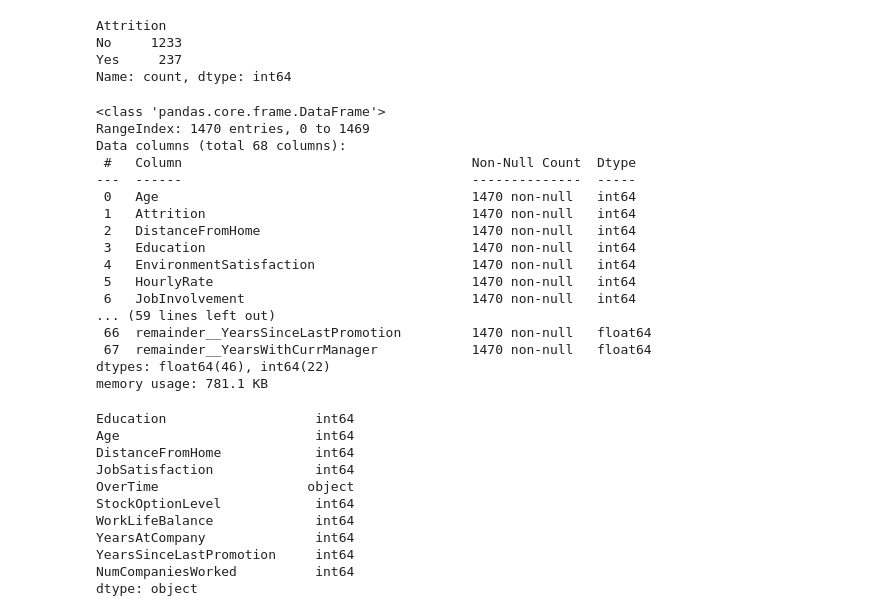
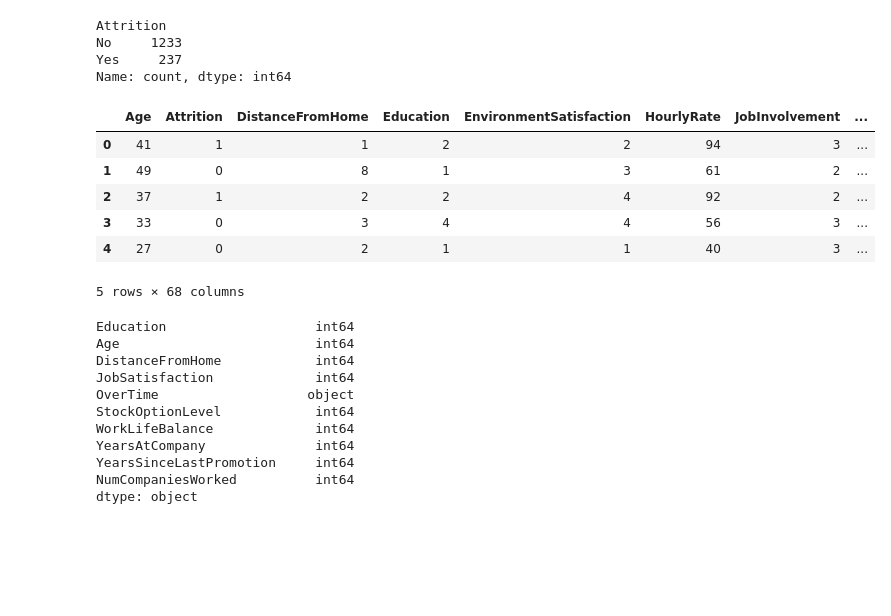
Before and after one commit to lcanjar/neural-network-challenge-2, a Jupyter notebook: attrition.ipynb, the cells around one changed output. Saved outputs shown, nothing was run; the diff lists cells and outputs as text; code cells hidden in the pictures; blank space fills up the shorter version.

```diff
--- a/attrition.ipynb
+++ b/attrition.ipynb
@@ -126,51 +126,41 @@ columns_to_encode = ["BusinessTravel", "Department", "EducationField", "JobRole"
 # Create a ColumnTransformer
 column_transformer = ColumnTransformer(
     transformers=[
         ('onehot', OneHotEncoder(), columns_to_encode)
     ],
     remainder='passthrough'  # Keep the other columns unchanged
 )
 
 # Fit and transform the data
 df_encoded = column_transformer.fit_transform(attrition_df)
 
 # Convert the result back to a DataFrame (optional)
 df_encoded = pd.DataFrame(df_encoded, columns=column_transformer.get_feature_names_out())
 
 # Create an instance of LabelEncoder
 label_encoder = LabelEncoder()
 
 # Encode the specified columns
 attrition_df['Attrition'] = label_encoder.fit_transform(attrition_df['Attrition'])
 attrition_df['OverTime'] = label_encoder.fit_transform(attrition_df['OverTime'])
 attrition_df['PerformanceRating'] = label_encoder.fit_transform(attrition_df['PerformanceRating'])
 
 # Combine the original dataframe and the encoded dataframe
 final_attrition_df = pd.concat([attrition_df, df_encoded], axis=1)
 
 # Drop the original columns that were encoded by OneHotEncoder
 final_attrition_df = final_attrition_df.drop(columns=columns_to_encode)
 
 # Show columns for final dataframe
-final_attrition_df.info()
+final_attrition_df.head()
 # %% [output]
+|  | Age | Attrition | DistanceFromHome | Education | EnvironmentSatisfaction | HourlyRate | JobInvolvement | ... |
+| 0 | 41 | 1 | 1 | 2 | 2 | 94 | 3 | ... |
+| 1 | 49 | 0 | 8 | 1 | 3 | 61 | 2 | ... |
+| 2 | 37 | 1 | 2 | 2 | 4 | 92 | 2 | ... |
+| 3 | 33 | 0 | 3 | 4 | 4 | 56 | 3 | ... |
+| 4 | 27 | 0 | 2 | 1 | 1 | 40 | 3 | ... |
-<class 'pandas.core.frame.DataFrame'>
-RangeIndex: 1470 entries, 0 to 1469
-Data columns (total 68 columns):
- #   Column                                     Non-Null Count  Dtype
----  ------                                     --------------  -----
- 0   Age                                        1470 non-null   int64
- 1   Attrition                                  1470 non-null   int64
- 2   DistanceFromHome                           1470 non-null   int64
- 3   Education                                  1470 non-null   int64
- 4   EnvironmentSatisfaction                    1470 non-null   int64
- 5   HourlyRate                                 1470 non-null   int64
- 6   JobInvolvement                             1470 non-null   int64
-... (59 lines left out)
- 66  remainder__YearsSinceLastPromotion         1470 non-null   float64
- 67  remainder__YearsWithCurrManager            1470 non-null   float64
-dtypes: float64(46), int64(22)
-memory usage: 781.1 KB
+5 rows × 68 columns
 # %%
 # Create y_df with the Attrition and Department columns
 # %%
```
